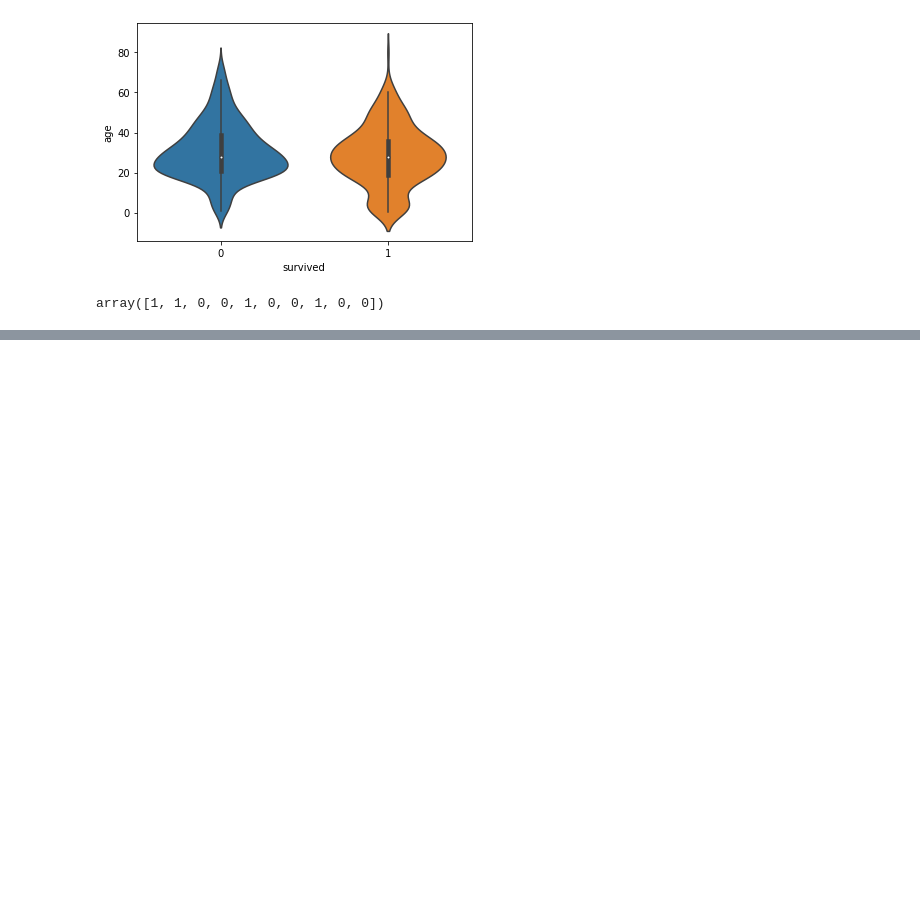
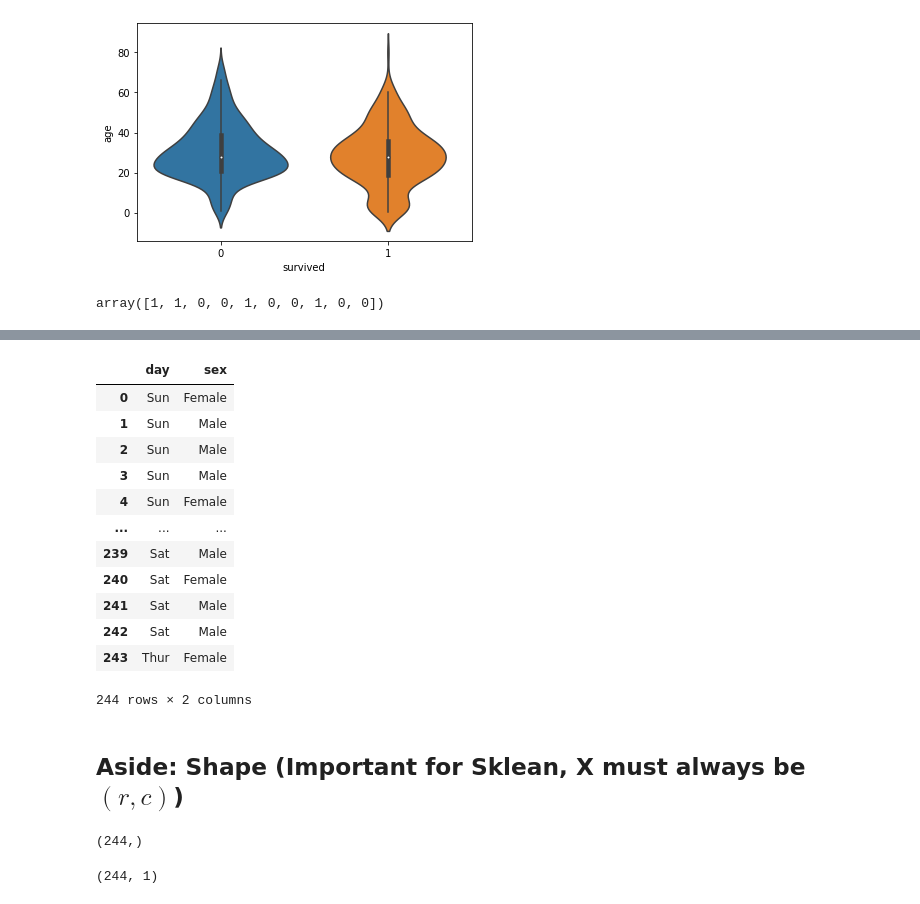
Before and after one commit to Pickett82/courseware-pracds, a Jupyter notebook: MB_NCR_PracDS_2022_03_07/Live/LIVE_PyDataLib.ipynb, the cells around one changed output, grey strips where cells are left out. Cells and saved outputs as stored; diff of their text form; code cells hidden in the pictures; blank space fills up the shorter version.

```diff
--- a/MB_NCR_PracDS_2022_03_07/Live/LIVE_PyDataLib.ipynb
+++ b/MB_NCR_PracDS_2022_03_07/Live/LIVE_PyDataLib.ipynb
@@ -208,0 +236,26 @@ from sklearn.tree import DecisionTreeClassifier
+# %%
+tips[  ['day', 'sex'] ]
+# %% [output]
+|  | day | sex |
+| 0 | Sun | Female |
+| 1 | Sun | Male |
+| 2 | Sun | Male |
+| 3 | Sun | Male |
+| 4 | Sun | Female |
+| ... | ... | ... |
+| 239 | Sat | Male |
+| 240 | Sat | Female |
+| 241 | Sat | Male |
+| 242 | Sat | Male |
+| 243 | Thur | Female |
+244 rows × 2 columns
+# %% [markdown]
+## Aside: Shape (Important for Sklean, X must always be $(r, c)$)
+# %%
+tips['total_bill'].shape
+# %% [output]
+(244,)
+# %%
+tips[ ['total_bill'] ].shape
+# %% [output]
+(244, 1)
```
Also changed, not shown: parts of 27 cells of this notebook.
